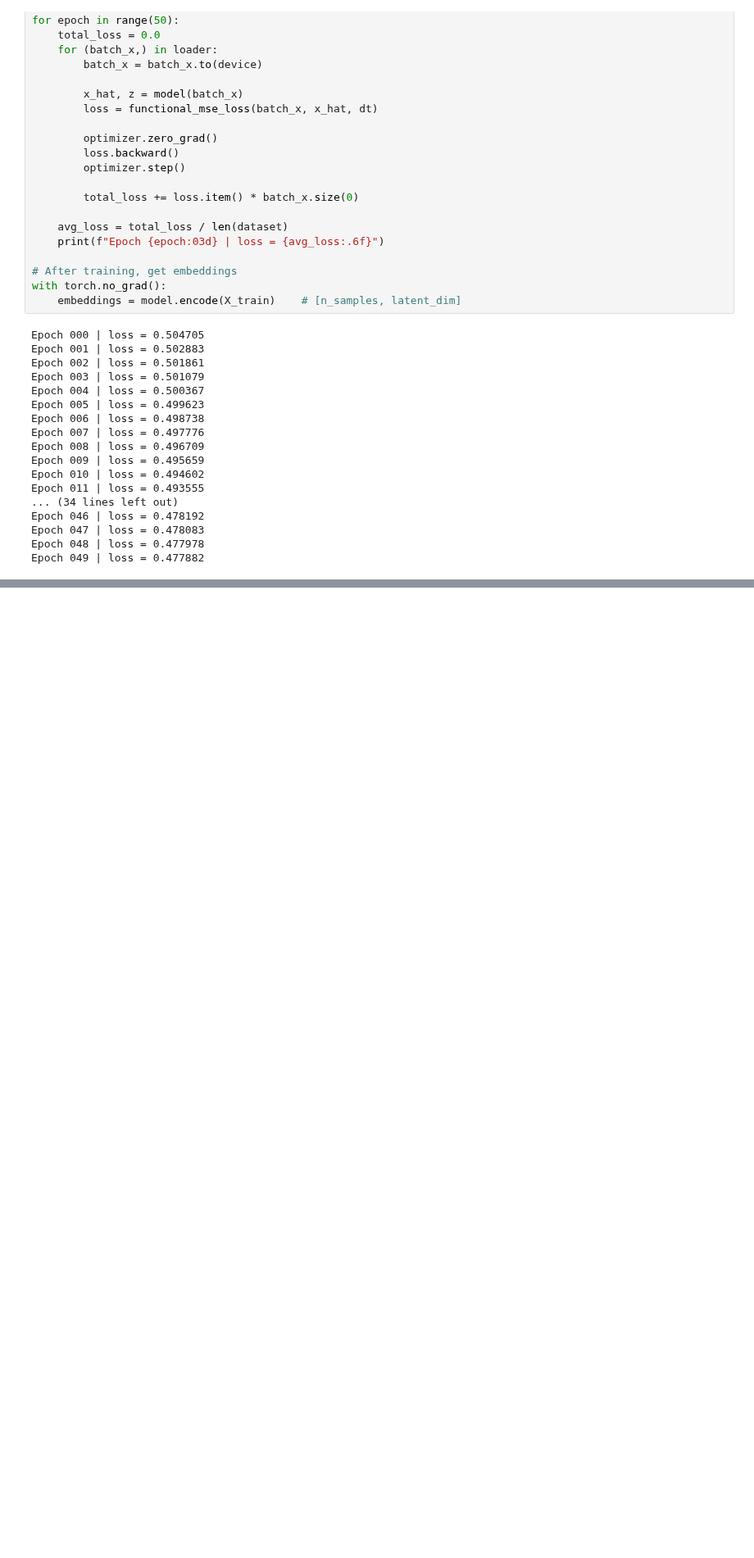
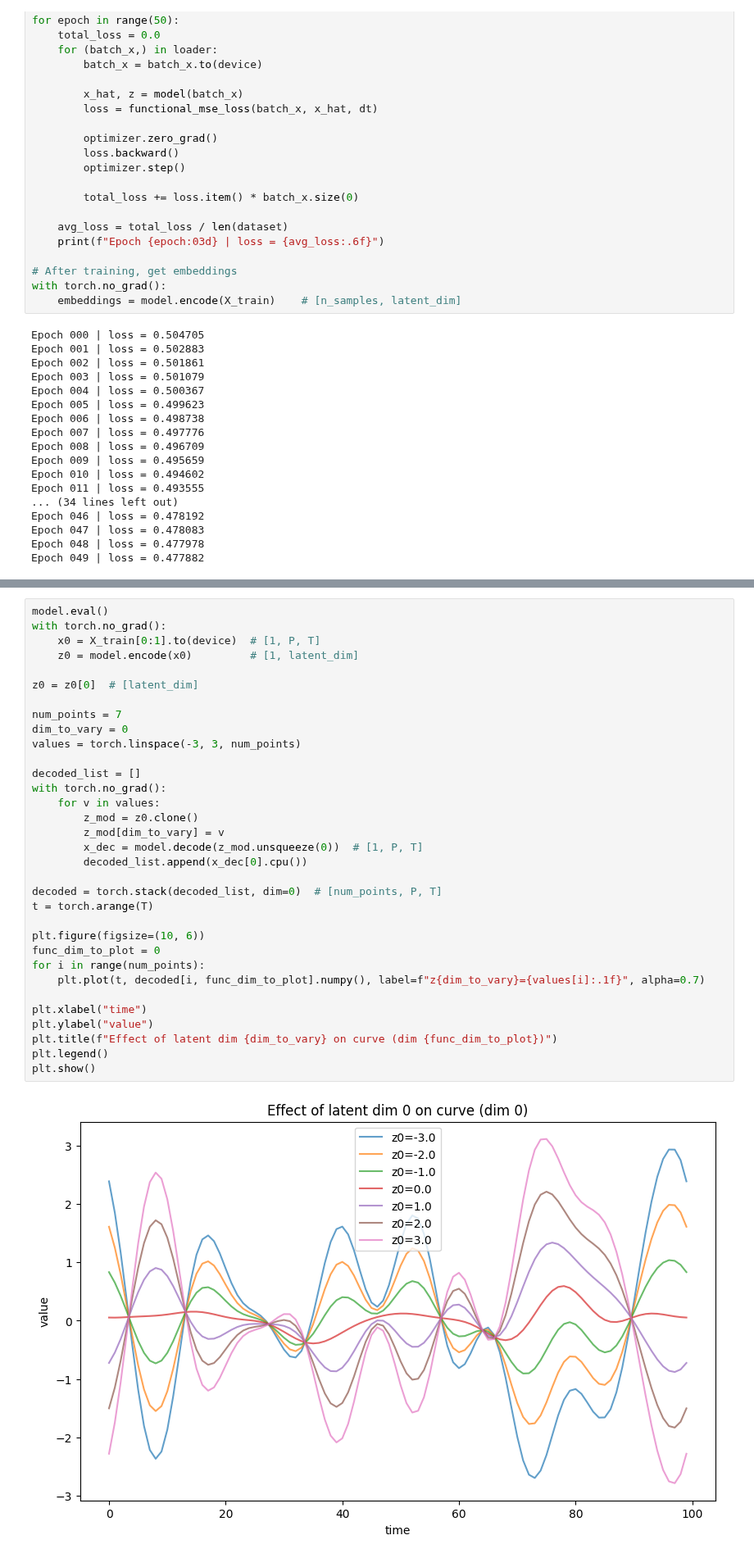
Before and after one commit to mobinapourmoshir/Functional-Autoencoder, a Jupyter notebook: Functional Autoencoder (FAE) - 2021.ipynb, the cells around one changed output, grey strips where cells are left out. Shown at 82% size. Cells and saved outputs as stored; diff of their text form; blank space fills up the shorter version.

```diff
--- a/Functional Autoencoder (FAE) - 2021.ipynb
+++ b/Functional Autoencoder (FAE) - 2021.ipynb
@@ -248,0 +327,35 @@ Epoch 049 | loss = 0.477882
+# %%
+model.eval()
+with torch.no_grad():
+    x0 = X_train[0:1].to(device)  # [1, P, T]
+    z0 = model.encode(x0)         # [1, latent_dim]
+
+z0 = z0[0]  # [latent_dim]
+
+num_points = 7
+dim_to_vary = 0
+values = torch.linspace(-3, 3, num_points)
+
+decoded_list = []
+with torch.no_grad():
+    for v in values:
+        z_mod = z0.clone()
+        z_mod[dim_to_vary] = v
+        x_dec = model.decode(z_mod.unsqueeze(0))  # [1, P, T]
+        decoded_list.append(x_dec[0].cpu())
+
+decoded = torch.stack(decoded_list, dim=0)  # [num_points, P, T]
+t = torch.arange(T)
+
+plt.figure(figsize=(10, 6))
+func_dim_to_plot = 0
+for i in range(num_points):
+    plt.plot(t, decoded[i, func_dim_to_plot].numpy(), label=f"z{dim_to_vary}={values[i]:.1f}", alpha=0.7)
+
+plt.xlabel("time")
+plt.ylabel("value")
+plt.title(f"Effect of latent dim {dim_to_vary} on curve (dim {func_dim_to_plot})")
+plt.legend()
+plt.show()
+# %% [output]
+[figure, added]
```
Also changed, not shown: parts of 2 cells of this notebook.
